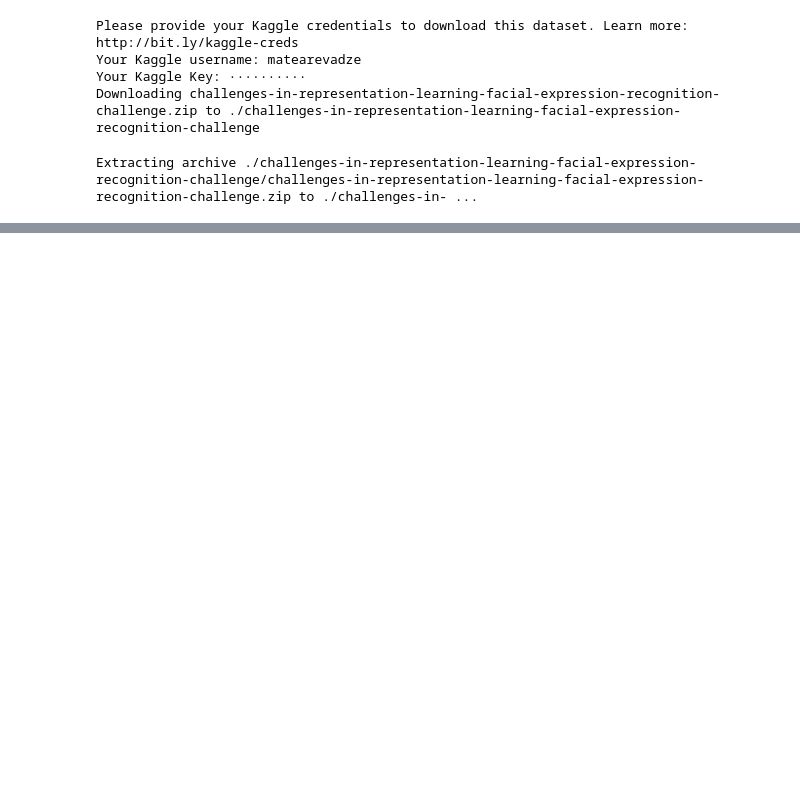
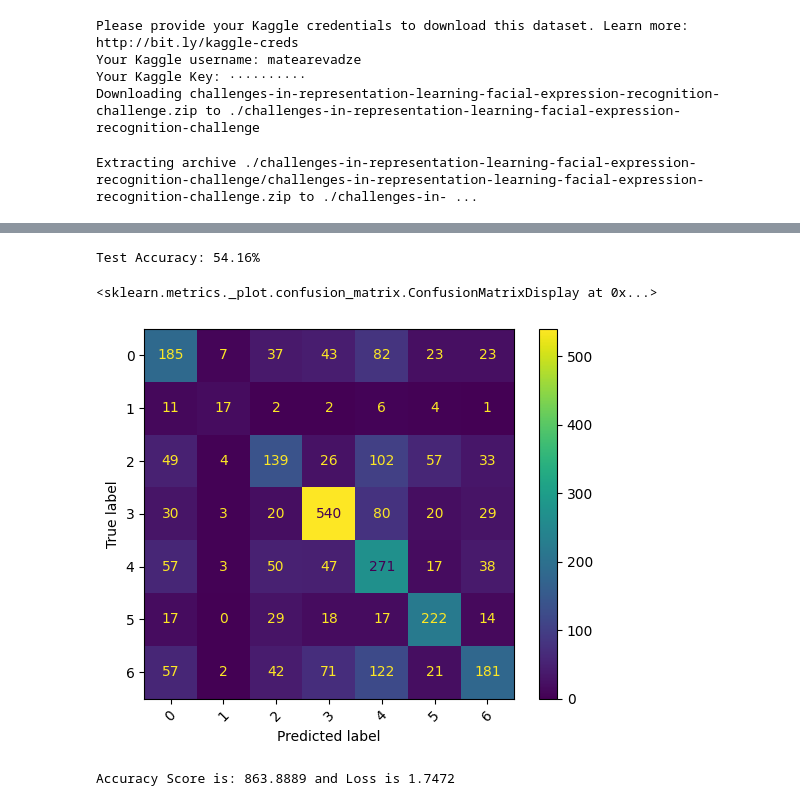
Before and after one commit to CarlTeapot/Facial-Expression-Recognition, a Jupyter notebook: ModelExperiment1.ipynb, the cells around one changed output, grey strips where cells are left out. Drawn from its saved outputs; the diff is of its cells as text; code cells hidden in the pictures; blank space fills up the shorter version.

```diff
--- a/ModelExperiment1.ipynb
+++ b/ModelExperiment1.ipynb
@@ -36,0 +51,6 @@ data = pd.read_csv("/content/data/train.csv")
+# %%
+def convertToTensors(df):
+    image_matrix = np.vstack(df['pixels'].str.split().apply(lambda x: np.array(x, dtype='float32')))
+    image_tensor = image_matrix.reshape(-1, 1, 48, 48)
+    label_tensor = df['emotion'].values.astype('int64')
+    return torch.tensor(image_tensor), torch.tensor(label_tensor)
@@ -36,0 +108,18 @@ data = pd.read_csv("/content/data/train.csv")
+# %%
+# Define loss function and optimizer
+criterion = nn.CrossEntropyLoss() # Cross Entropy Loss
+optimizer = Adam(model.parameters(), lr=LR) # Adam optimizer
+# %%
+from sklearn.model_selection import train_test_split
+from torch.utils.data import DataLoader, TensorDataset
+
+x,y = convertToTensors(train_data)
+x_train, x_temp, y_train, y_temp = train_test_split(
+    x, y, test_size=0.2, random_state=42, stratify=y
+)
+x_val, x_test, y_val, y_test = train_test_split(
+    x_temp, y_temp, test_size=0.5, random_state=42, stratify=y_temp
+)
+train_loader = DataLoader(TensorDataset(x_train, y_train), batch_size=BATCH_SIZE, shuffle=True)
+val_loader = DataLoader(TensorDataset(x_val, y_val), batch_size=BATCH_SIZE)
+test_loader = DataLoader(TensorDataset(x_test, y_test), batch_size=BATCH_SIZE)
@@ -36,0 +202,51 @@ data = pd.read_csv("/content/data/train.csv")
+# %%
+model.eval()  # Set to evaluation mode
+all_preds = []
+all_labels = []
+
+with torch.no_grad():
+    for inputs, labels in test_loader:
+        inputs = inputs.to(device)
+        labels = labels.to(device)
+
+        outputs = model(inputs)
+        preds = torch.argmax(outputs, dim=1)
+
+        all_preds.extend(preds.cpu().numpy())
+        all_labels.extend(labels.cpu().numpy())
+# %%
+from sklearn.metrics import accuracy_score
+
+accuracy = accuracy_score(all_labels, all_preds)
+print(f"Test Accuracy: {accuracy * 100:.2f}%")
+# %% [output]
+Test Accuracy: 54.16%
+# %%
+from sklearn.metrics import confusion_matrix, ConfusionMatrixDisplay
+
+cm = confusion_matrix(all_labels, all_preds)
+disp = ConfusionMatrixDisplay(confusion_matrix=cm)
+disp.plot(xticks_rotation=45)
+# %% [output]
+<sklearn.metrics._plot.confusion_matrix.ConfusionMatrixDisplay at 0x...>
+[figure, added]
+# %%
+
+with torch.no_grad():
+    total_loss_test = 0
+    total_acc_test = 0
+    for inputs, labels in test_loader:
+        inputs = inputs.to(device)
+        labels = labels.to(device)
+
+        predictions = model(inputs)
+
+        acc = (torch.argmax(predictions, axis=1) == labels).sum().item()
+        total_acc_test += acc
+
+        test_loss = criterion(predictions, labels)
+        total_loss_test += test_loss.item()
+
+print(f"Accuracy Score is: {round((total_acc_test / len(test_loader)) * 100, 4)} and Loss is {round(total_loss_test / len(test_loader), 4)}")
+# %% [output]
+Accuracy Score is: 863.8889 and Loss is 1.7472
```
Also changed, not shown: parts of 9 cells of this notebook.
